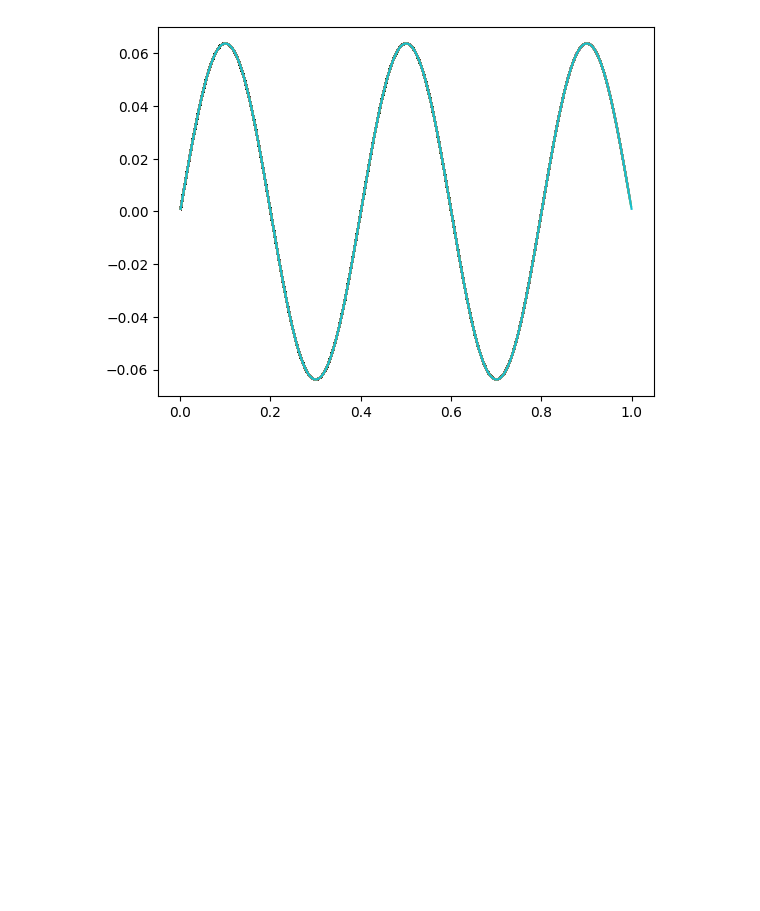
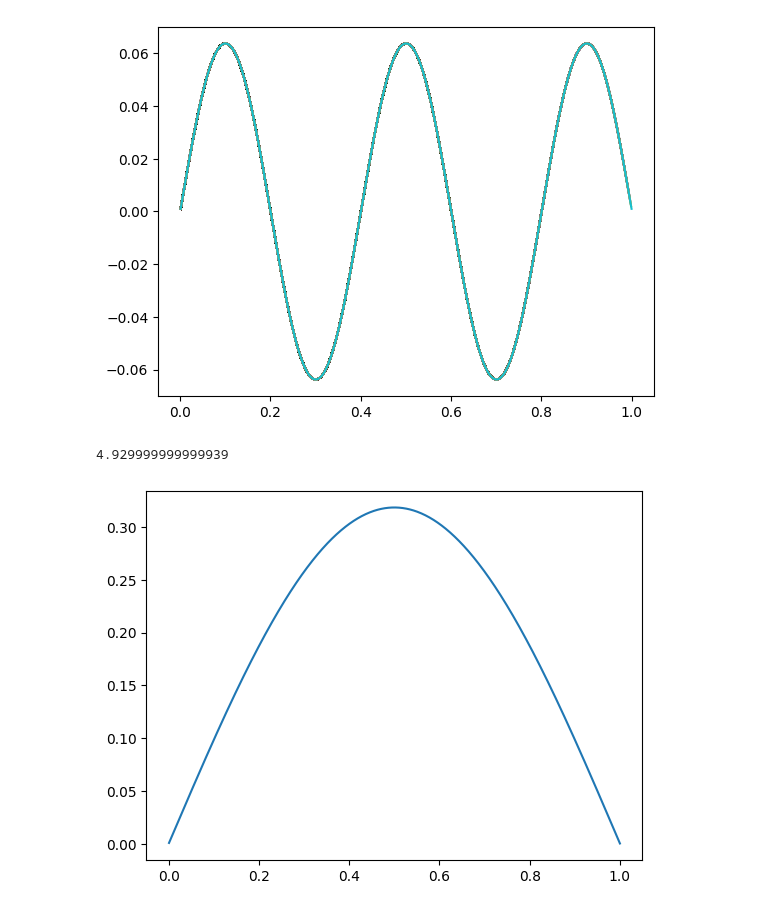
Before and after one commit to A-Hashemiann/Quantum_Information_Computation, a Jupyter notebook: Schrödinger/Particle.ipynb, the cells around one changed output. Drawn from its saved outputs; the diff is of its cells as text; code cells hidden in the pictures; blank space fills up the shorter version.

```diff
--- a/Schrödinger/Particle.ipynb
+++ b/Schrödinger/Particle.ipynb
@@ -33,3 +31,31 @@ while x<=a:
     plt.plot(xlist,psilist)
 # %% [output]
 [figure]
+# %%
+E=0
+dE=0.01
+dx=a*0.001
+psi=1
+
+
+while abs(psi)>0.001:
+    psi=0
+    dpsi=1
+    x=0
+    E=E+dE
+    xlist=[]
+    psilist=[]
+
+    while x<=a:
+        ddpsi=2*m/h**2*(V-E)*psi
+        dpsi=dpsi+ddpsi*dx
+        psi=psi+dpsi*dx
+        x=x+dx
+        xlist.append(x)
+        psilist.append(psi)
+
+plt.plot(xlist,psilist)
+E
+# %% [output]
+4.929999999999939
+[figure, added]
```
Also changed, not shown: parts of 1 cell of this notebook.
